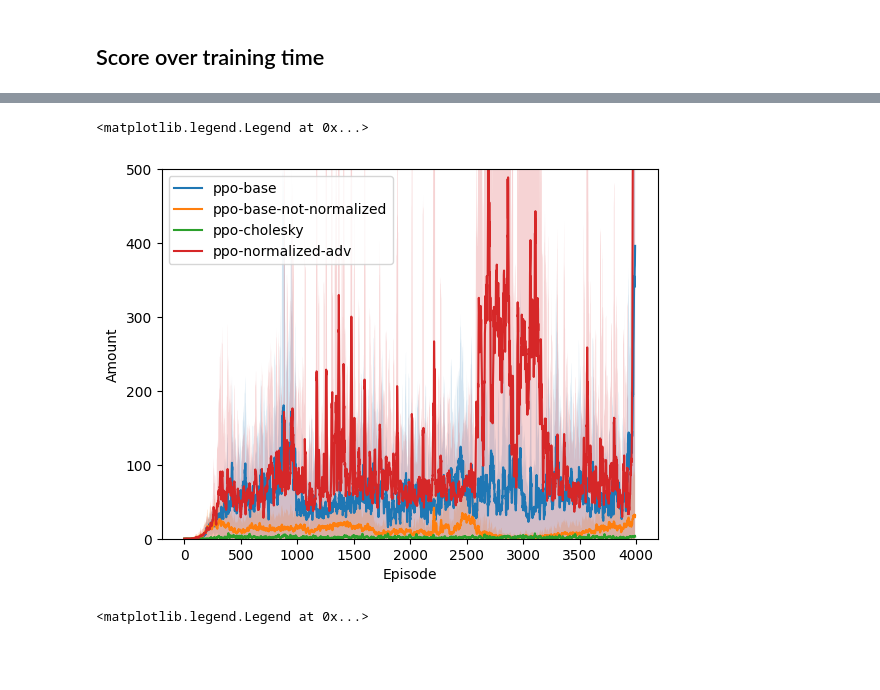
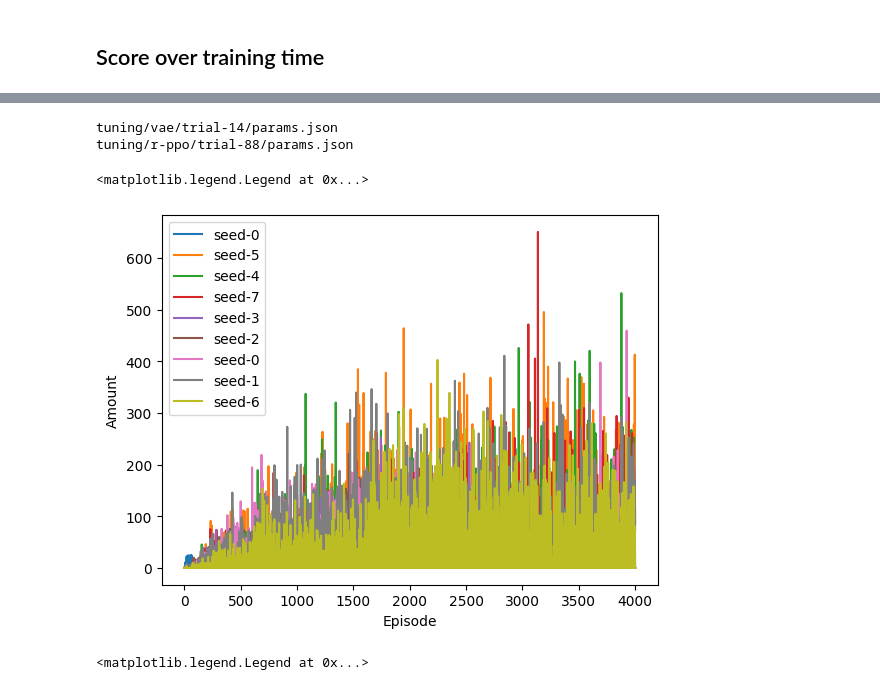
Before and after one commit to FaramirHurin/RL_Attack_September24, a Jupyter notebook: agents-comparison.ipynb, the cells around one changed output, grey strips where cells are left out. Saved outputs shown, nothing was run; the diff lists cells and outputs as text; code cells hidden in the pictures; blank space fills up the shorter version.

```diff
--- a/agents-comparison.ipynb
+++ b/agents-comparison.ipynb
@@ -23,10 +23,8 @@ import numpy as np
 from plots import Experiment
 
 logdirs = {
-    "ppo-base": "logs/ppo-transition-normalized-rewards-no-exp",
-    "ppo-base-not-normalized": "logs/ppo-transition-not-normalized-rewards-no-exp",
-    "ppo-cholesky": "logs/ppo-transition-normalized-rewards-cholesky/",
-    "ppo-normalized-adv": "logs/ppo-transition-normalized-rewards-no-exp-normalized-advantages",
+    "vae": "tuning/vae/trial-14/",
+    "r-ppo": "logs/rppo/trial-88/",
     # "ppo-exp": "logs/ppo-transition-normalized-rewards-exp",
     # "vae-base": "logs/vae/2025-05-21T17-58-17.921210/",
     # "vae-40t": "logs/vae/2025-05-21T20-22-56.256023/",
@@ -38,15 +36,18 @@ def moving_average(x, w=10):
 
 for label, logdir in logdirs.items():
     exp = Experiment.load(logdir)
+    for label, run in exp.runs.items():
+        avg = moving_average(run.amount_over_time, w = 1)
+        plt.plot(avg, label=label)
 
-    mean = np.mean(exp.amounts_over_time, axis=0)
-    mean = moving_average(mean, 10)
-    std  = np.std(exp.amounts_over_time, axis=0)
-    std = moving_average(std, 10)
-    plt.plot(mean, label=label)
-    plt.fill_between(range(len(mean)), mean - std, mean + std, alpha=0.2)
+    #mean = np.mean(exp.amounts_over_time, axis=0)
+    #print(mean.shape)
+    #mean = moving_average(mean, 10)
+    #std  = np.std(exp.amounts_over_time, axis=0)
+    #std = moving_average(std, 10)
+    # plt.plot(mean, label=label)
+    # plt.fill_between(range(len(mean)), mean - std, mean + std, alpha=0.2)
 plt.xlabel("Episode")
 plt.ylabel("Amount")
-plt.ylim(0, 500)
 plt.legend()
 # %% [output]
@@ -57,5 +56,7 @@ Loaded 10 logs from logs/ppo-transition-normalized-rewards-no-exp-normalized-adv
-<matplotlib.legend.Legend at 0x...>
+tuning/vae/trial-14/params.json
+tuning/r-ppo/trial-88/params.json
+<matplotlib.legend.Legend at 0x...>
-[figure, old version]
+[figure, new version]
 # %%
 for label, logdir in logdirs.items():
     exp = Experiment.load(logdir)
```
Also changed, not shown: parts of 1 cell of this notebook, 7 other files.
